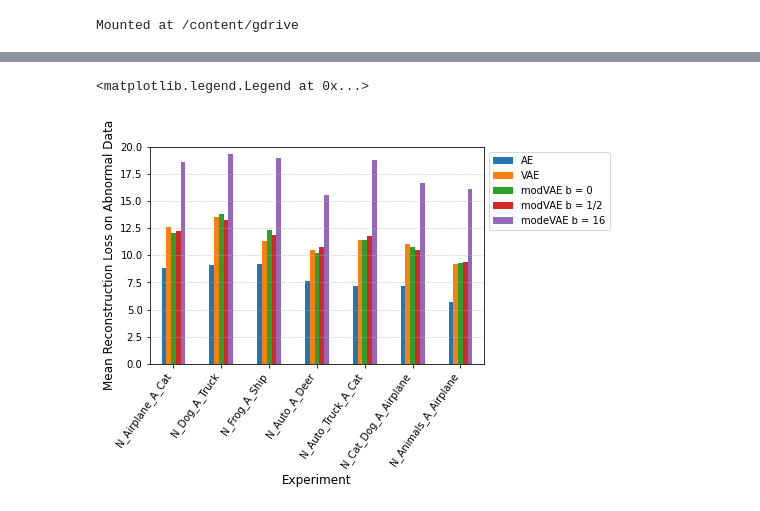
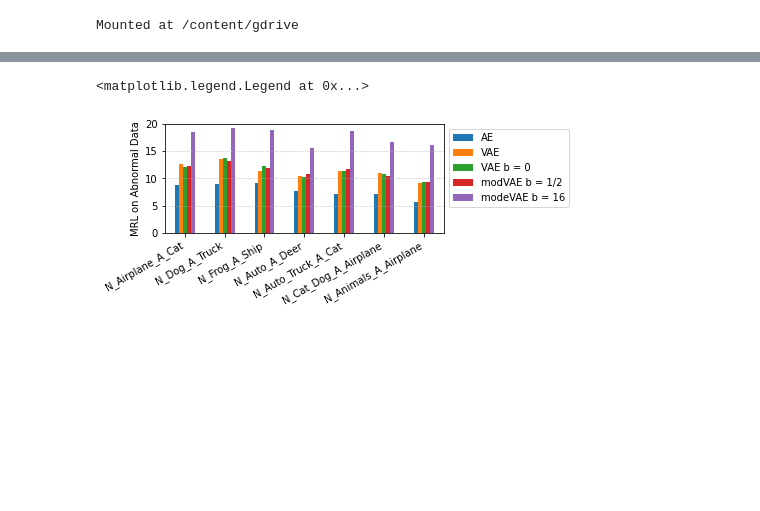
Before and after one commit to mjhoover1/autoencoders, a Jupyter notebook: CIFAR10/Figure_Processing_CIFAR10.ipynb, the cells around one changed output, grey strips where cells are left out. Saved outputs shown, nothing was run; the diff lists cells and outputs as text; code cells hidden in the pictures; blank space fills up the shorter version.

```diff
--- a/CIFAR10/Figure_Processing_CIFAR10.ipynb
+++ b/CIFAR10/Figure_Processing_CIFAR10.ipynb
@@ -22,8 +30,8 @@ from csv import DictReader
 data = [{},{},{},{},{},{},{}]
 data_norm_mean = [{},{},{},{},{},{},{}]
 data_ab_mean = [{},{},{},{},{},{},{}]
-ex_types = ["AE", "VAE", "modVAE b = 0", "modVAE b = 1/2", 'modeVAE b = 16']
-with open('/content/gdrive/MyDrive/CIFAR10_results/CIFAR10_Testing_Results_Organized - Sheet9(1).csv', 'r') as read_obj:
+ex_types = ["AE", "VAE", "VAE b = 0", "modVAE b = 1/2", 'modeVAE b = 16']
+with open('/content/gdrive/MyDrive/CIFAR10_results/CIFAR10_Testing_Results.csv', 'r') as read_obj:
     # pass the file object to DictReader() to get the DictReader object
     csv_dict_reader = DictReader(read_obj)
     for row in csv_dict_reader:
@@ -56,21 +64,21 @@ with open('/content/gdrive/MyDrive/CIFAR10_results/CIFAR10_Testing_Results_Organ
         data_norm_mean[6][row["Type"]] = float(row['Normal_Reconstruction_Loss']) *100
         data_ab_mean[6][row["Type"]] = float(row['Abnormal Reconstruction_Loss']) *100
 
-org_data = {'AE':[],'VAE':[],'modVAE b = 0':[],'modVAE b = 1/2':[], 'modeVAE b = 16': []}
+org_data = {'AE':[],'VAE':[],'VAE b = 0':[],'modVAE b = 1/2':[], 'modeVAE b = 16': []}
 for row in data:
   for i in range(5):
     org_data[ex_types[i]].append(row[ex_types[i]])
 for key in org_data:
   avg = sum(org_data[key])/len(org_data[key])
   print(key + ":" + str(avg))
-org_data_norm = {'AE':[],'VAE':[],'modVAE b = 0':[],'modVAE b = 1/2':[], 'modeVAE b = 16': []}
+org_data_norm = {'AE':[],'VAE':[],'VAE b = 0':[],'modVAE b = 1/2':[], 'modeVAE b = 16': []}
 for row in data_norm_mean:
   for i in range(5):
     org_data_norm[ex_types[i]].append(row[ex_types[i]])
 for key in org_data_norm:
   avg = sum(org_data_norm[key])/len(org_data_norm[key])
   print(key + ":" + str(avg))
-org_data_ab = {'AE':[],'VAE':[],'modVAE b = 0':[],'modVAE b = 1/2':[], 'modeVAE b = 16': []}
+org_data_ab = {'AE':[],'VAE':[],'VAE b = 0':[],'modVAE b = 1/2':[], 'modeVAE b = 16': []}
 for row in data_ab_mean:
   for i in range(5):
     org_data_ab[ex_types[i]].append(row[ex_types[i]])
@@ -129,11 +138,13 @@ bx.legend(bbox_to_anchor=(1, 1.0), fontsize = 10)
 # %%
-cx = df_ab.plot(kind = "bar")
+cx = df_ab.plot(kind = "bar", figsize=(5, 2), legend = False)
 cx.grid(axis="y", linestyle=':')
-cx.set_ylabel('Mean Reconstruction Loss on Abnormal Data', fontsize = 12)
+cx.set_ylabel('MRL on Abnormal Data', fontsize = 10)
 cx.set_ylim(0, 20)
-cx.set_xlabel('Experiment', fontsize = 12)
-cx.set_xticklabels(x_vars, rotation=55, ha='right')
+cx.set_xlabel('', fontsize = 10)
+cx.set_xticklabels(x_vars, rotation=30, ha='right')
+c = cx.get_figure()
+c.savefig('/content/gdrive/MyDrive/CIFAR10_results/MRL12.png', dpi=300, bbox_inches='tight')
 cx.legend(bbox_to_anchor=(1, 1.0), fontsize = 10)
 # %% [output]
 <matplotlib.legend.Legend at 0x...>
-[figure, old version]
+[figure, new version]
```
Also changed, not shown: parts of 4 cells of this notebook.
